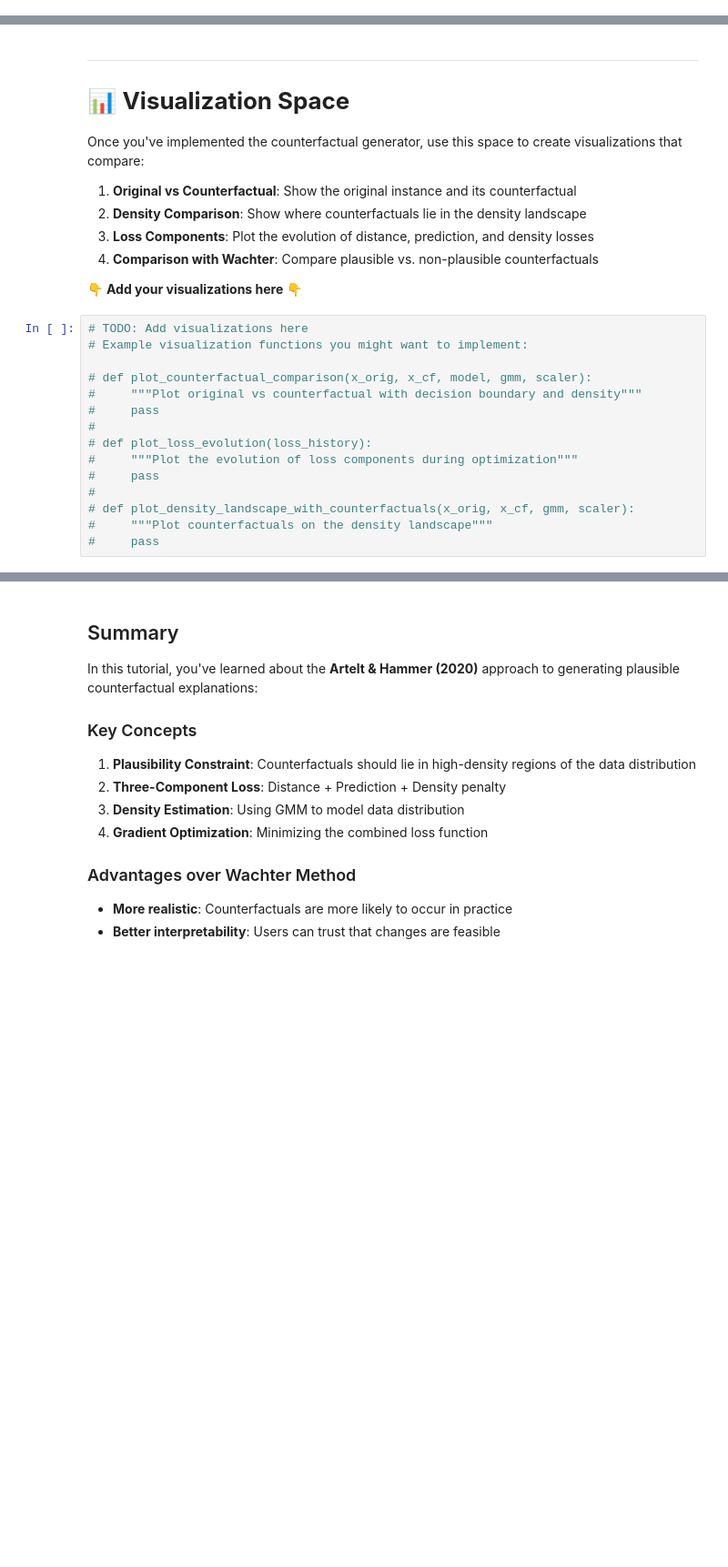
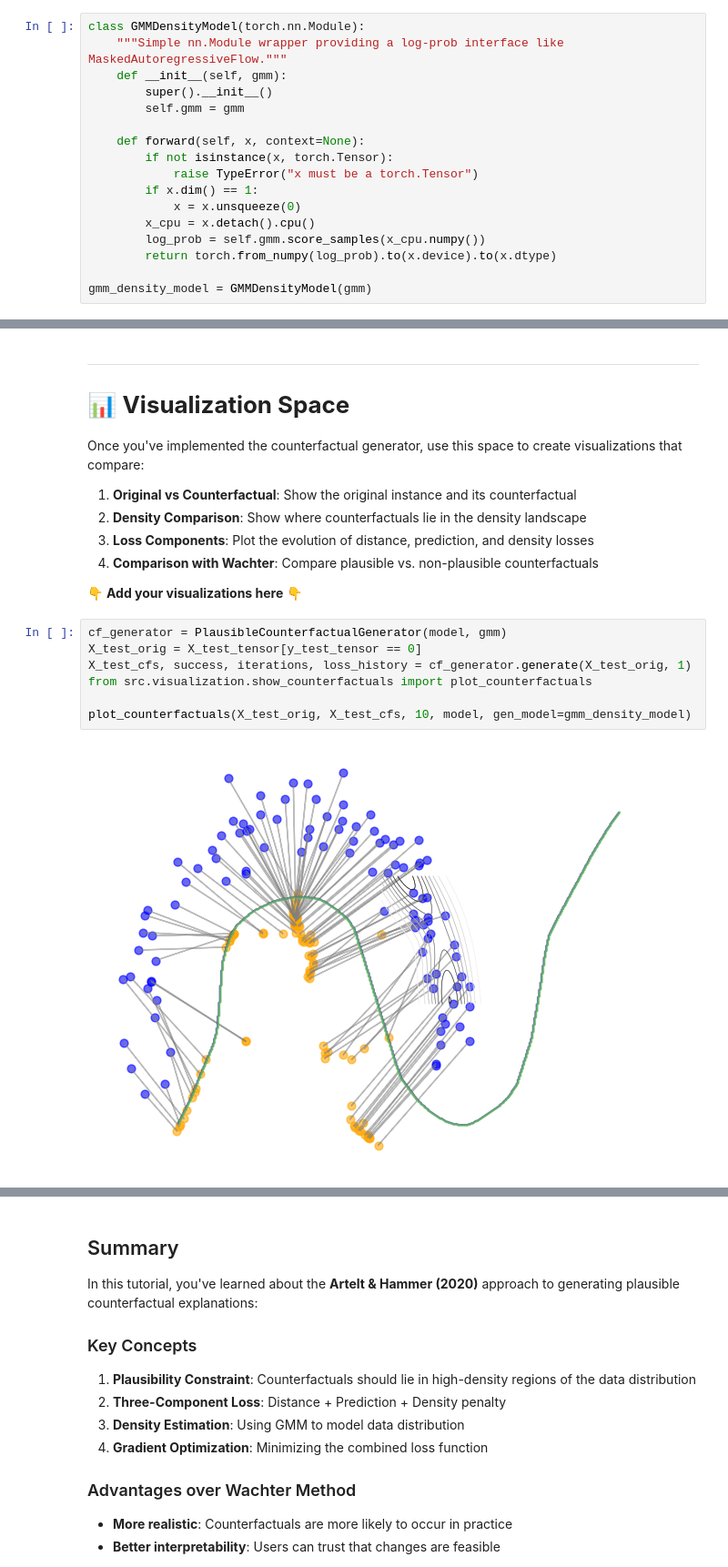
Before and after one commit to LukiLenkiewicz/ML-in-PL-counterfactuals, a Jupyter notebook: notebooks/artelt_hammer.ipynb, the cells around one changed output, grey strips where cells are left out. Shown: that part at 91% size. Drawn from its saved outputs; the diff is of its cells as text; blank space fills up the shorter version.

Commit message:
plausible counterfactuals

```diff
--- a/notebooks/artelt_hammer.ipynb
+++ b/notebooks/artelt_hammer.ipynb
@@ -358,3 +343,20 @@ Log-likelihood: -1.7866
+# %%
+class GMMDensityModel(torch.nn.Module):
+    """Simple nn.Module wrapper providing a log-prob interface like MaskedAutoregressiveFlow."""
+    def __init__(self, gmm):
+        super().__init__()
+        self.gmm = gmm
+
+    def forward(self, x, context=None):
+        if not isinstance(x, torch.Tensor):
+            raise TypeError("x must be a torch.Tensor")
+        if x.dim() == 1:
+            x = x.unsqueeze(0)
+        x_cpu = x.detach().cpu()
+        log_prob = self.gmm.score_samples(x_cpu.numpy())
+        return torch.from_numpy(log_prob).to(x.device).to(x.dtype)
+
+gmm_density_model = GMMDensityModel(gmm)
 # %% [markdown]
 ---
 
@@ -530,18 +568,12 @@ Once you've implemented the counterfactual generator, use this space to create v
 4. **Comparison with Wachter**: Compare plausible vs. non-plausible counterfactuals
 
 👇 **Add your visualizations here** 👇
-# %%
-# TODO: Add visualizations here
-# Example visualization functions you might want to implement:
-
-# def plot_counterfactual_comparison(x_orig, x_cf, model, gmm, scaler):
-#     """Plot original vs counterfactual with decision boundary and density"""
-#     pass
-#
-# def plot_loss_evolution(loss_history):
-#     """Plot the evolution of loss components during optimization"""
-#     pass
-#
-# def plot_density_landscape_with_counterfactuals(x_orig, x_cf, gmm, scaler):
-#     """Plot counterfactuals on the density landscape"""
-#     pass
+# %%
+cf_generator = PlausibleCounterfactualGenerator(model, gmm)
+X_test_orig = X_test_tensor[y_test_tensor == 0]
+X_test_cfs, success, iterations, loss_history = cf_generator.generate(X_test_orig, 1)
+from src.visualization.show_counterfactuals import plot_counterfactuals
+
+plot_counterfactuals(X_test_orig, X_test_cfs, 10, model, gen_model=gmm_density_model)
+# %% [output]
+[figure, added]
```
Also changed, not shown: parts of 11 cells of this notebook, 29 other files.
